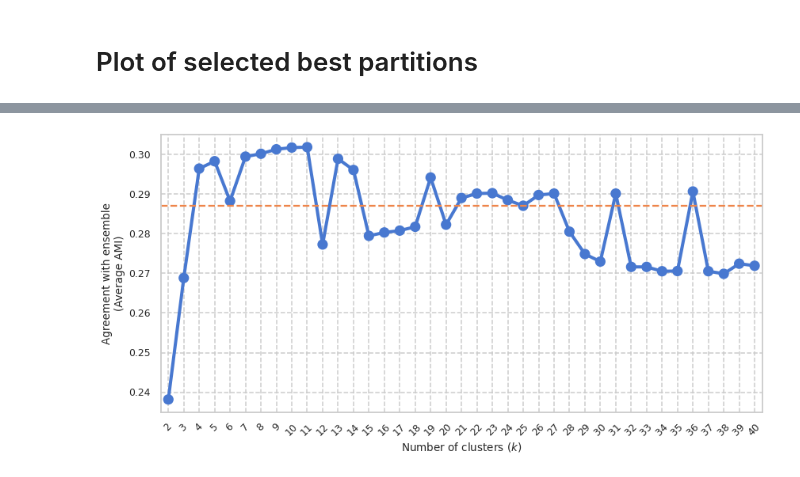
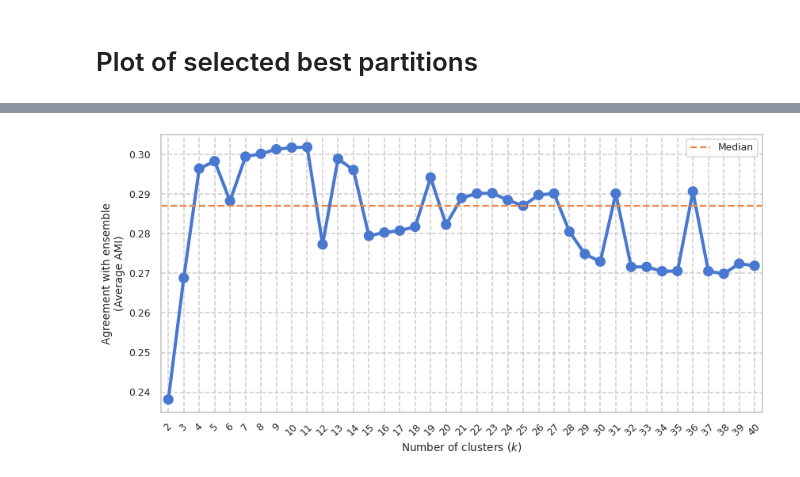
Before and after one commit to greenelab/phenoplier, a Jupyter notebook: nbs/16_consensus_clustering/030_01-get_best_partitions.ipynb, the cells around one changed output, grey strips where cells are left out. Saved outputs shown, nothing was run; the diff lists cells and outputs as text; code cells hidden in the pictures.

Commit message:
get_best_partitions: improve documentation and final plot

```diff
--- a/nbs/16_consensus_clustering/030_01-get_best_partitions.ipynb
+++ b/nbs/16_consensus_clustering/030_01-get_best_partitions.ipynb
@@ -115,15 +51,0 @@ display(_tmp.head(10))
-# %%
-with sns.plotting_context("talk", font_scale=0.75), sns.axes_style(
-    "whitegrid", {"grid.linestyle": "--"}
-):
-    fig, ax = plt.subplots(figsize=(12, 6))
-    ax = sns.pointplot(data=_tmp, x="k", y=_col0, ci=None, label="One")
-    ax = sns.pointplot(
-        data=_tmp, x="k", y=_col1, ci=None, color="red", label="Two", ax=ax
-    )
-    ax.set_ylabel("Agreement with ensemble (NMI)")
-    ax.set_xlabel("Number of clusters ($k$)")
-    ax.set_xticklabels(ax.get_xticklabels(), rotation=45)
-    plt.legend(labels=["Mean", "Median"])
-    plt.grid(True)
-    plt.tight_layout()
@@ -234,0 +148,3 @@ best_parts.sort_values("k")
+# %%
+best_parts_stats = best_parts[_measure_col].describe()
+display(best_parts_stats)
@@ -234,0 +161,8 @@ best_parts.sort_values("k")
+# %%
+best_threshold = best_parts_stats["50%"]
+best_threshold_description = "Median"
+display(best_threshold)
+
+best_parts = best_parts.assign(
+    selected=best_parts[_measure_col].apply(lambda x: x > best_threshold)
+)
@@ -270,18 +206,24 @@ Name: ami_mean, dtype: float64
-# %%
-plot_data = plot_data.assign(greater_than_median=plot_data[_measure_col].apply(lambda x: x > plot_data_stats['50%']))
 # %%
 with sns.plotting_context("talk", font_scale=0.75), sns.axes_style(
     "whitegrid", {"grid.linestyle": "--"}
 ), sns.color_palette("muted"):
     current_palette = iter(sns.color_palette())
 
     fig, ax = plt.subplots(figsize=(12, 6))
-    ax = sns.pointplot(data=plot_data, x="k", y=_measure_col, color=next(current_palette))
-    ax.axhline(plot_data_stats["50%"], ls="--", color=next(current_palette))
+    ax = sns.pointplot(
+        data=plot_data, x="k", y=_measure_col, color=next(current_palette)
+    )
+    ax.axhline(
+        best_threshold,
+        ls="--",
+        color=next(current_palette),
+        label=best_threshold_description,
+    )
     ax.set_ylabel("Agreement with ensemble\n(Average AMI)")
     ax.set_xlabel("Number of clusters ($k$)")
     ax.set_xticklabels(ax.get_xticklabels(), rotation=45)
+    plt.legend()
     plt.grid(True)
     plt.tight_layout()
 # %% [output]
-[figure, old version]
+[figure, new version]
```
Also changed, not shown: parts of 25 cells of this notebook, 1 other file.
